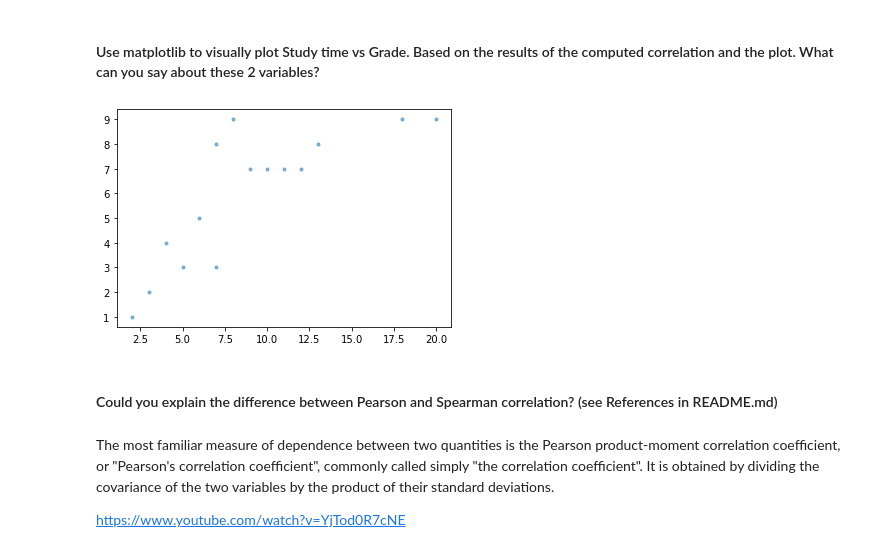
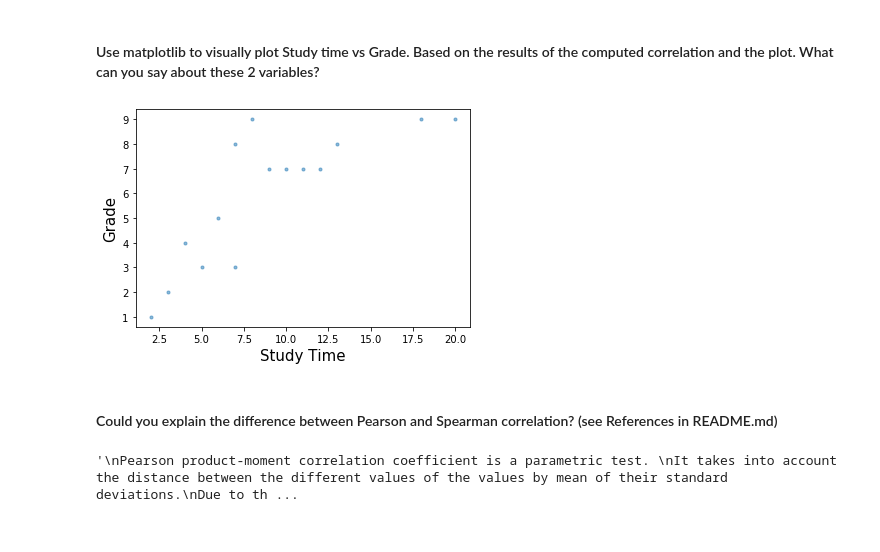
Before and after one commit to ta-datapt-bcn/lab-pivot-table-and-correlation, a Jupyter notebook: your_code/main.ipynb, the cells around one changed output. Saved outputs shown, nothing was run; the diff lists cells and outputs as text; code cells hidden in the pictures.

```diff
--- a/your_code/main.ipynb
+++ b/your_code/main.ipynb
@@ -453,12 +418,14 @@ time_grades['Study time'].corr(time_grades['Grade'], method='spearman')
 # %%
 # Create data
 x = time_grades['Study time']
 y = time_grades['Grade']
 colors = (0,0,0)
 area = np.pi*3
 
 # Plot
 plt.scatter(x, y, s=area, alpha=0.5)
+plt.xlabel('Study Time', fontsize=15)
+plt.ylabel('Grade', fontsize=15)
 plt.show()
 # %% [output]
-[figure, old version]
+[figure, new version]
@@ -475,6 +434,18 @@ plt.show()
 # %% [markdown]
 #### Could you explain the difference between Pearson and Spearman correlation? (see References in README.md)
-# %% [markdown]
-The most familiar measure of dependence between two quantities is the Pearson product-moment correlation coefficient, or "Pearson's correlation coefficient", commonly called simply "the correlation coefficient". It is obtained by dividing the covariance of the two variables by the product of their standard deviations.
-
-https://www.youtube.com/watch?v=YjTod0R7cNE
+# %%
+"""
+Pearson product-moment correlation coefficient is a parametric test.
+It takes into account the distance between the different values of the values by mean of their standard deviations.
+Due to this fact, it is highly influenced by outliers . The further away an observation is from the rest, the more
+it influences the result.
+
+Spearman correlation is a non parametric test. It does not take into account the distance between observations.
+It simply orders the observation from higher to lower and calculates the correlation with this list, no matter the
+distance between the observations. Hence, it is not influenced by outliers.
+
+Source: https://www.youtube.com/watch?v=YjTod0R7cNE
+
+"""
+# %% [output]
+'\nPearson product-moment correlation coefficient is a parametric test. \nIt takes into account the distance between the different values of the values by mean of their standard deviations.\nDue to th ...
```
Also changed, not shown: parts of 17 cells of this notebook.
